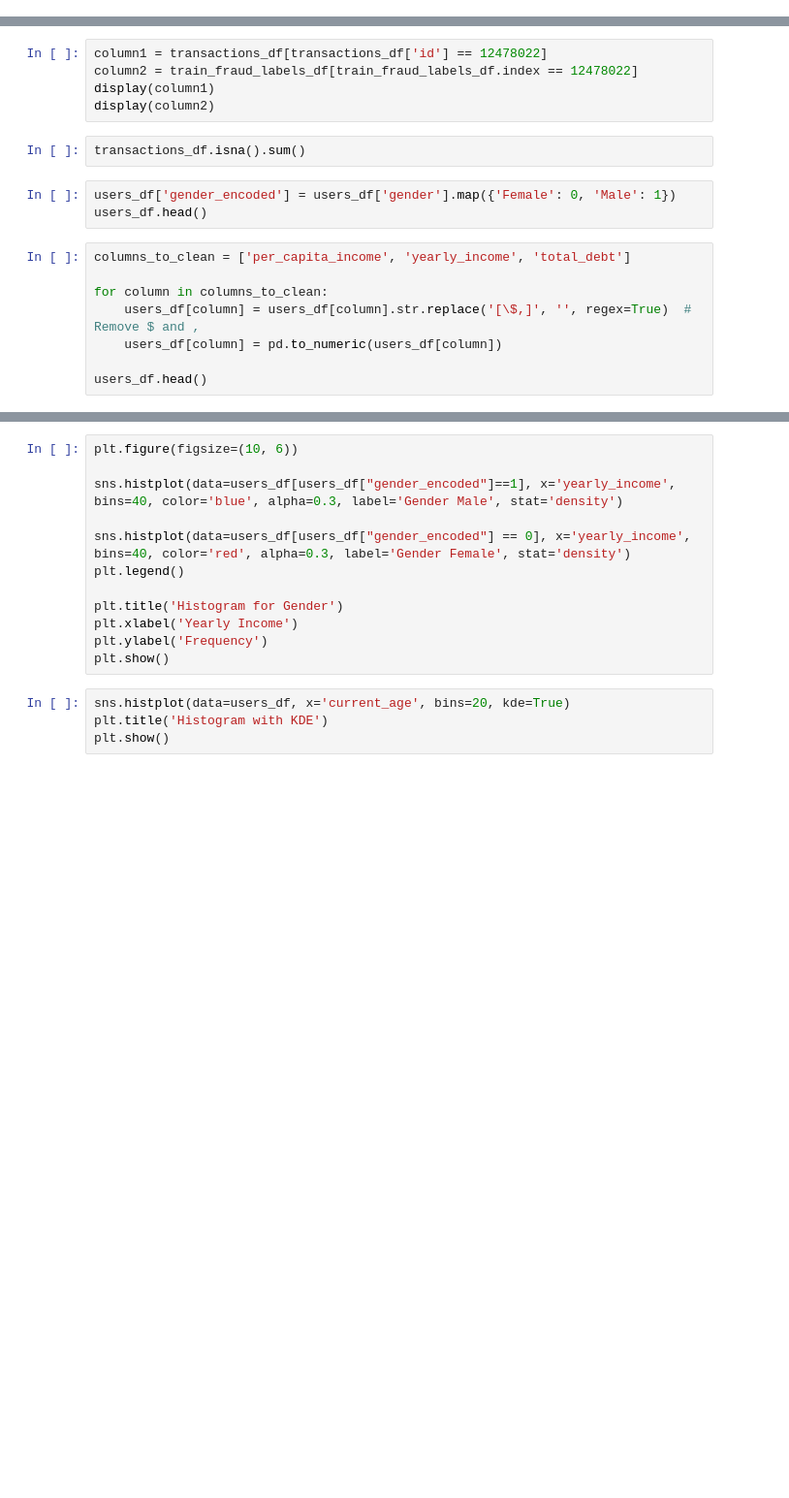
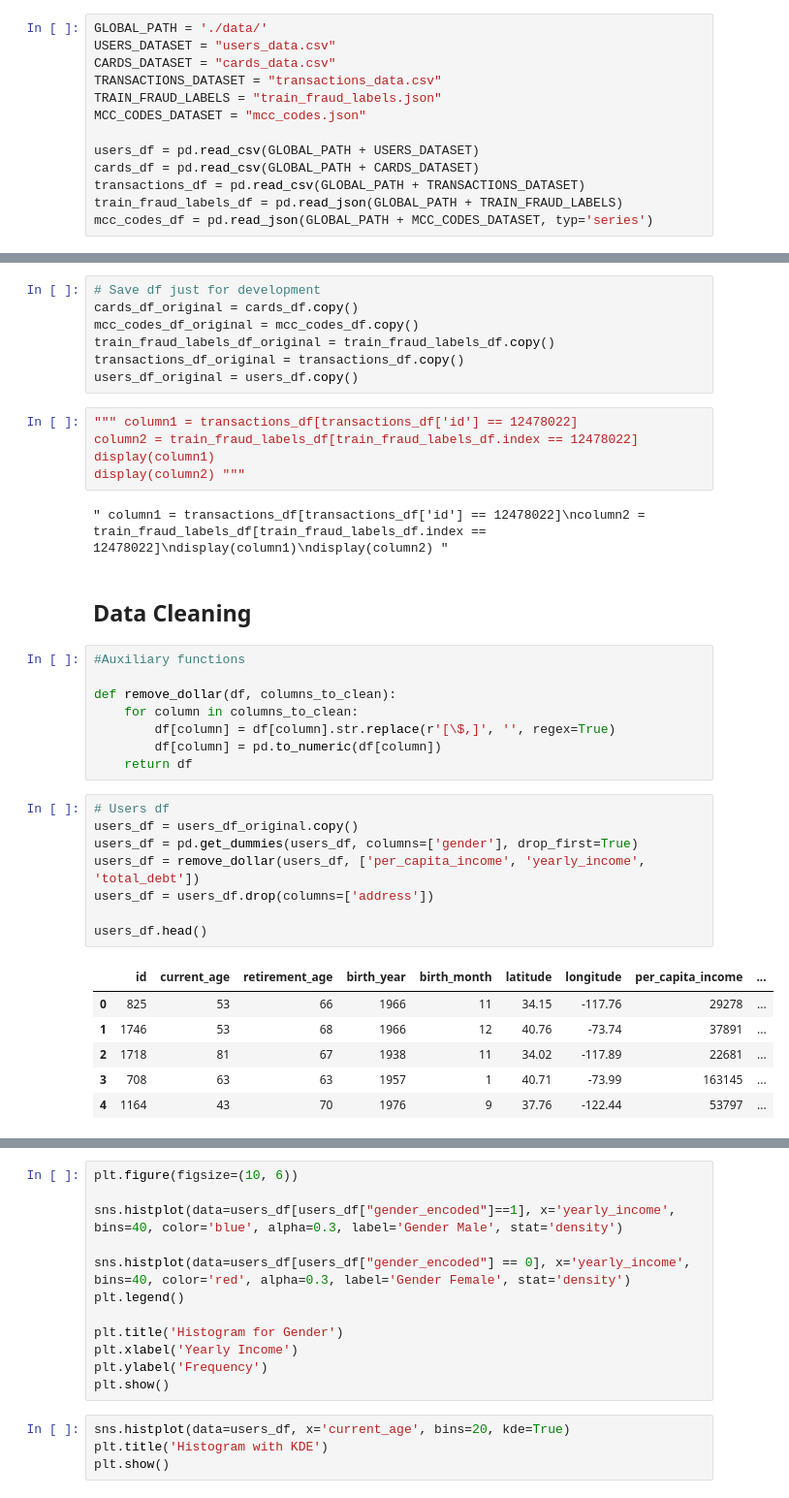
Before and after one commit to marcsirvent/frauddetection, a Jupyter notebook: main.ipynb, the cells around one changed output, grey strips where cells are left out. Shown: that part at 97% size. Cells and saved outputs as stored; diff of their text form; blank space fills up the shorter version.

Commit message:
Data cleaning and refactoring complete

```diff
--- a/main.ipynb
+++ b/main.ipynb
@@ -19 +16,14 @@ users_df = pd.read_csv(global_path + USERS_DATASET)
+# %%
+GLOBAL_PATH = './data/'
+USERS_DATASET = "users_data.csv"
+CARDS_DATASET = "cards_data.csv"
+TRANSACTIONS_DATASET = "transactions_data.csv"
+TRAIN_FRAUD_LABELS = "train_fraud_labels.json"
+MCC_CODES_DATASET = "mcc_codes.json"
+
+users_df = pd.read_csv(GLOBAL_PATH + USERS_DATASET)
+cards_df = pd.read_csv(GLOBAL_PATH + CARDS_DATASET)
+transactions_df = pd.read_csv(GLOBAL_PATH + TRANSACTIONS_DATASET)
+train_fraud_labels_df = pd.read_json(GLOBAL_PATH + TRAIN_FRAUD_LABELS)
+mcc_codes_df = pd.read_json(GLOBAL_PATH + MCC_CODES_DATASET, typ='series')
 # %%
@@ -54,18 +80,39 @@ ModuleNotFoundError: No module named 'pandas.io.formats.html'
+# %%
+# Save df just for development
+cards_df_original = cards_df.copy()
+mcc_codes_df_original = mcc_codes_df.copy()
+train_fraud_labels_df_original = train_fraud_labels_df.copy()
+transactions_df_original = transactions_df.copy()
+users_df_original = users_df.copy()
 # %%
-column1 = transactions_df[transactions_df['id'] == 12478022]
+""" column1 = transactions_df[transactions_df['id'] == 12478022]
 column2 = train_fraud_labels_df[train_fraud_labels_df.index == 12478022]
 display(column1)
-display(column2)
+display(column2) """
+# %% [output]
+" column1 = transactions_df[transactions_df['id'] == 12478022]\ncolumn2 = train_fraud_labels_df[train_fraud_labels_df.index == 12478022]\ndisplay(column1)\ndisplay(column2) "
-# %%
-transactions_df.isna().sum()
-# %%
-users_df['gender_encoded'] = users_df['gender'].map({'Female': 0, 'Male': 1})
-users_df.head()
+# %% [markdown]
+## Data Cleaning
 # %%
-columns_to_clean = ['per_capita_income', 'yearly_income', 'total_debt']
+#Auxiliary functions
 
-for column in columns_to_clean:
-    users_df[column] = users_df[column].str.replace('[\$,]', '', regex=True)  # Remove $ and ,
-    users_df[column] = pd.to_numeric(users_df[column])
-
-users_df.head()
+def remove_dollar(df, columns_to_clean):
+    for column in columns_to_clean:
+        df[column] = df[column].str.replace(r'[\$,]', '', regex=True)
+        df[column] = pd.to_numeric(df[column])
+    return df
+# %%
+# Users df
+users_df = users_df_original.copy()
+users_df = pd.get_dummies(users_df, columns=['gender'], drop_first=True)
+users_df = remove_dollar(users_df, ['per_capita_income', 'yearly_income', 'total_debt'])
+users_df = users_df.drop(columns=['address'])
+
+users_df.head()
+# %% [output]
+|  | id | current_age | retirement_age | birth_year | birth_month | latitude | longitude | per_capita_income | ... |
+| 0 | 825 | 53 | 66 | 1966 | 11 | 34.15 | -117.76 | 29278 | ... |
+| 1 | 1746 | 53 | 68 | 1966 | 12 | 40.76 | -73.74 | 37891 | ... |
+| 2 | 1718 | 81 | 67 | 1938 | 11 | 34.02 | -117.89 | 22681 | ... |
+| 3 | 708 | 63 | 63 | 1957 | 1 | 40.71 | -73.99 | 163145 | ... |
+| 4 | 1164 | 43 | 70 | 1976 | 9 | 37.76 | -122.44 | 53797 | ... |
```
Also changed, not shown: parts of 11 cells of this notebook.
